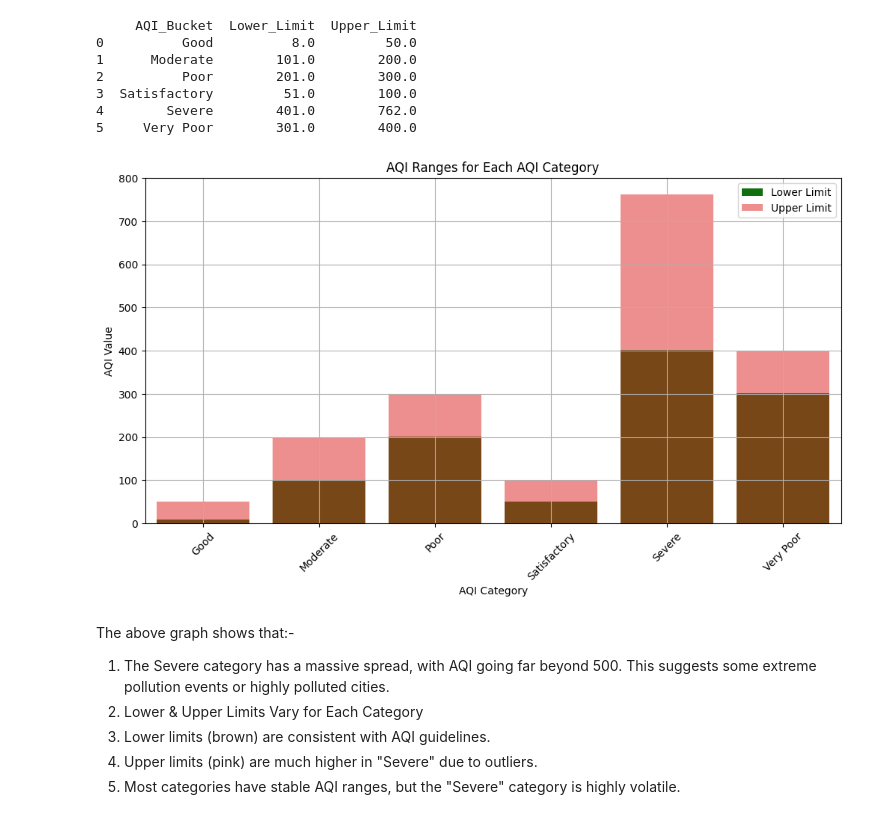
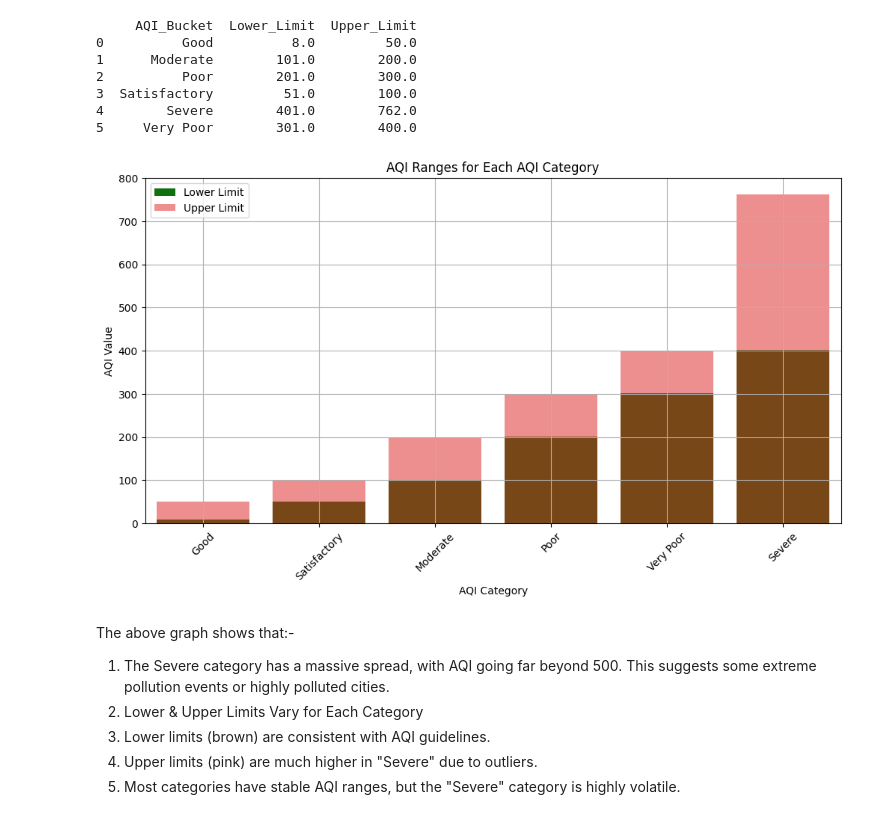
Before and after one commit to Gauraang05/AirAware-Air-Quality-Forecasting, a Jupyter notebook: AQI.ipynb, the cells around one changed output. Cells and saved outputs as stored; diff of their text form; code cells hidden in the pictures.

Commit message:
Added some graphs

```diff
--- a/AQI.ipynb
+++ b/AQI.ipynb
@@ -347,17 +347,17 @@ print(aqi_limits)
 # %%
 # Plot to show upper limit and lower limit for each AQI category
 plt.figure(figsize=(12, 6))
-sns.barplot(x='AQI_Bucket', y='Lower_Limit', data=aqi_limits, color='green', label="Lower Limit")
-sns.barplot(x='AQI_Bucket', y='Upper_Limit', data=aqi_limits, color='red', alpha=0.5, label="Upper Limit")
+sns.barplot(x='AQI_Bucket', y='Lower_Limit', data=aqi_limits, color='green', label="Lower Limit", order=['Good', 'Satisfactory', 'Moderate', 'Poor', 'Very Poor', 'Severe'])
+sns.barplot(x='AQI_Bucket', y='Upper_Limit', data=aqi_limits, color='red', alpha=0.5, label="Upper Limit", order=['Good', 'Satisfactory', 'Moderate', 'Poor', 'Very Poor', 'Severe'])
 plt.title("AQI Ranges for Each AQI Category")
 plt.xlabel("AQI Category")
 plt.ylabel("AQI Value")
 plt.xticks(rotation=45)
 plt.legend()
 plt.grid(True)
 plt.show()
 # %% [output]
-[figure, old version]
+[figure, new version]
 # %% [markdown]
 The above graph shows that:-
 1. The Severe category has a massive spread, with AQI going far beyond 500. This suggests some extreme pollution events or highly polluted cities.
```
Also changed, not shown: parts of 2 cells of this notebook, 4 other files.
